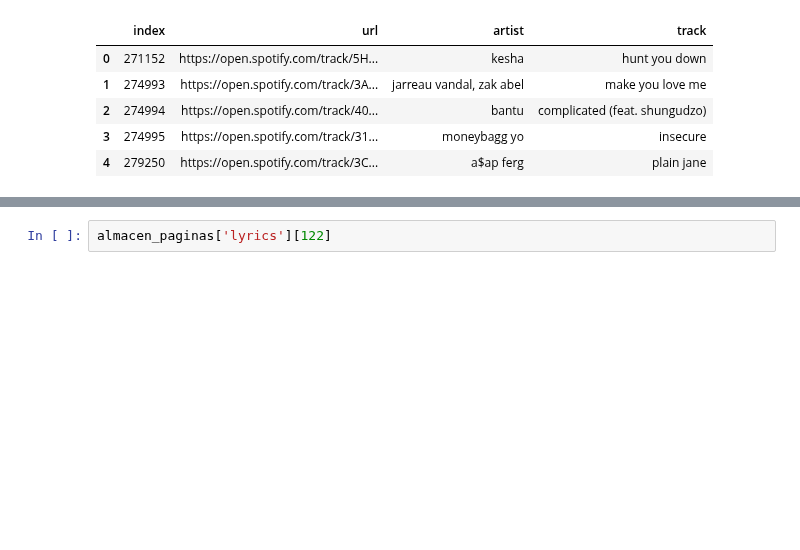
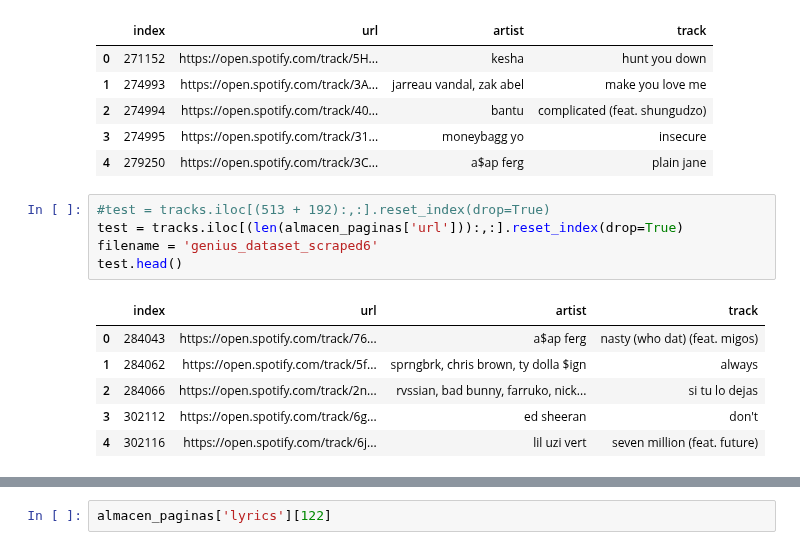
Before and after one commit to annassanchez/ETL_project, a Jupyter notebook: notebooks/4-scraping_genius.ipynb, the cells around one changed output, grey strips where cells are left out. Cells and saved outputs as stored; diff of their text form; blank space fills up the shorter version.

```diff
--- a/notebooks/4-scraping_genius.ipynb
+++ b/notebooks/4-scraping_genius.ipynb
@@ -295,6 +295,18 @@ test.head()
 | 2 | 274994 | https://open.spotify.com/track/40... | bantu | complicated (feat. shungudzo) |
 | 3 | 274995 | https://open.spotify.com/track/31... | moneybagg yo | insecure |
 | 4 | 279250 | https://open.spotify.com/track/3C... | a$ap ferg | plain jane |
+# %%
+#test = tracks.iloc[(513 + 192):,:].reset_index(drop=True)
+test = tracks.iloc[(len(almacen_paginas['url'])):,:].reset_index(drop=True)
+filename = 'genius_dataset_scraped6'
+test.head()
+# %% [output]
+|  | index | url | artist | track |
+| 0 | 284043 | https://open.spotify.com/track/76... | a$ap ferg | nasty (who dat) (feat. migos) |
+| 1 | 284062 | https://open.spotify.com/track/5f... | sprngbrk, chris brown, ty dolla $ign | always |
+| 2 | 284066 | https://open.spotify.com/track/2n... | rvssian, bad bunny, farruko, nick... | si tu lo dejas |
+| 3 | 302112 | https://open.spotify.com/track/6g... | ed sheeran | don't |
+| 4 | 302116 | https://open.spotify.com/track/6j... | lil uzi vert | seven million (feat. future) |
 # %%
 #almacen_paginas['pagina'].append(np.nan)
 #almacen_paginas['lyrics'].append(np.nan)
```
Also changed, not shown: parts of 2 cells of this notebook, 1 other file.
